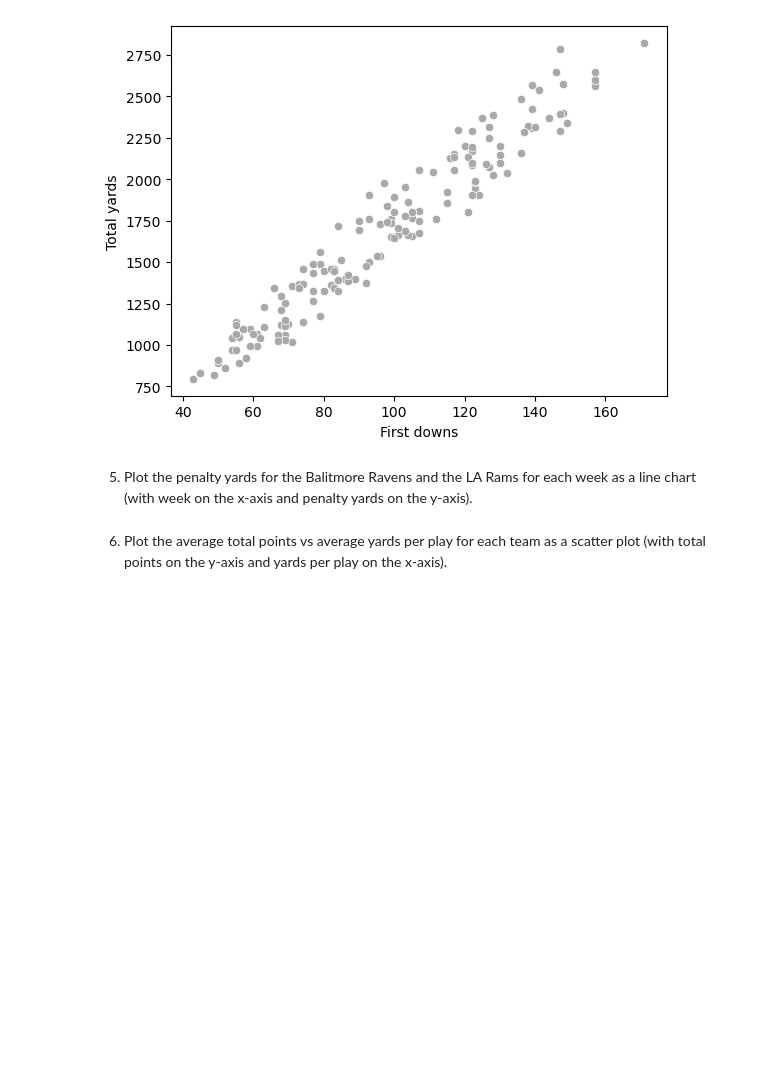
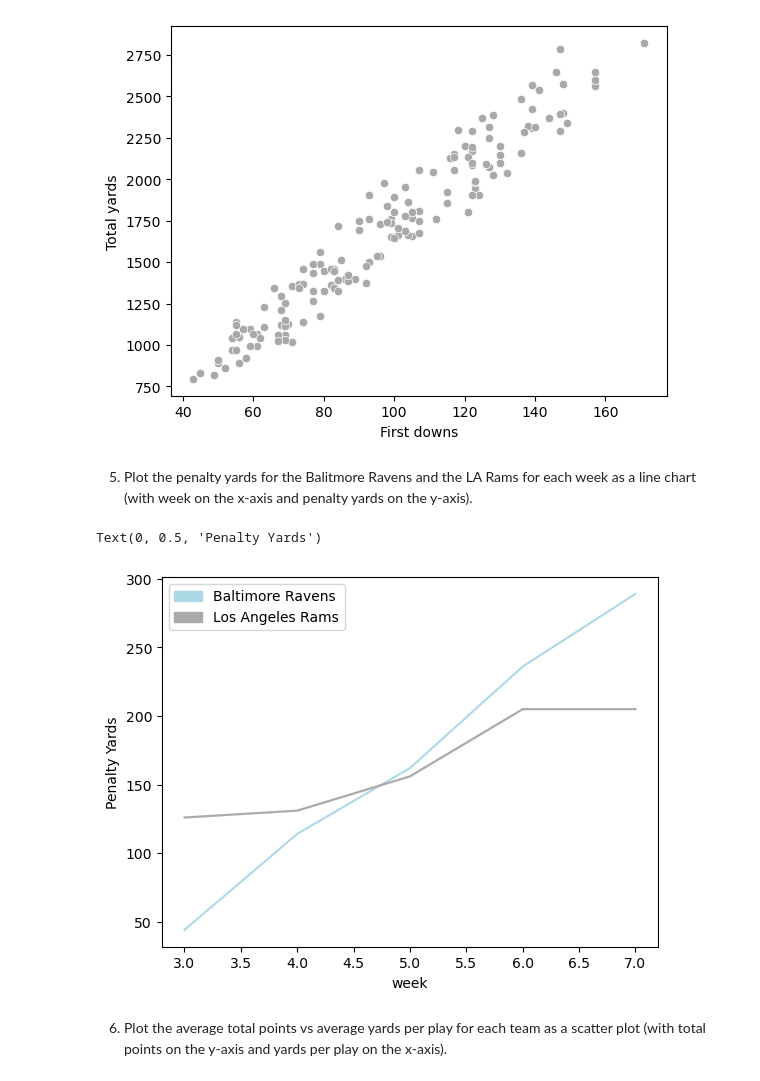
Before and after one commit to LouviersJ/CIS277-FA22-Lab6, a Jupyter notebook: Lab6.ipynb, the cells around one changed output. Drawn from its saved outputs; the diff is of its cells as text; code cells hidden in the pictures; blank space fills up the shorter version.

```diff
--- a/Lab6.ipynb
+++ b/Lab6.ipynb
@@ -79,6 +82,16 @@ Text(0, 0.5, 'Total yards')
 [figure]
 # %% [markdown]
 5. Plot the penalty yards for the Balitmore Ravens and the LA Rams for each week as a line chart (with week on the x-axis and penalty yards on the y-axis).
+# %%
+sns.lineplot(df[(df.Name=='Baltimore Ravens')],x='week', y='penalty_yards', color='lightblue')
+sns.lineplot(df[(df.Name=='Los Angeles Rams')],x='week', y='penalty_yards', color='darkgrey')
+top = mp.Patch(color = 'lightblue', label = 'Baltimore Ravens')
+bottom = mp.Patch(color = 'darkgrey', label= 'Los Angeles Rams')
+plt.legend(handles = [top,bottom])
+plt.ylabel('Penalty Yards')
+# %% [output]
+Text(0, 0.5, 'Penalty Yards')
+[figure, added]
 # %% [markdown]
 6. Plot the average total points vs average yards per play for each team as a scatter plot (with total points on the y-axis and yards per play on the x-axis).
 # %% [markdown]
```
Also changed, not shown: parts of 4 cells of this notebook.
